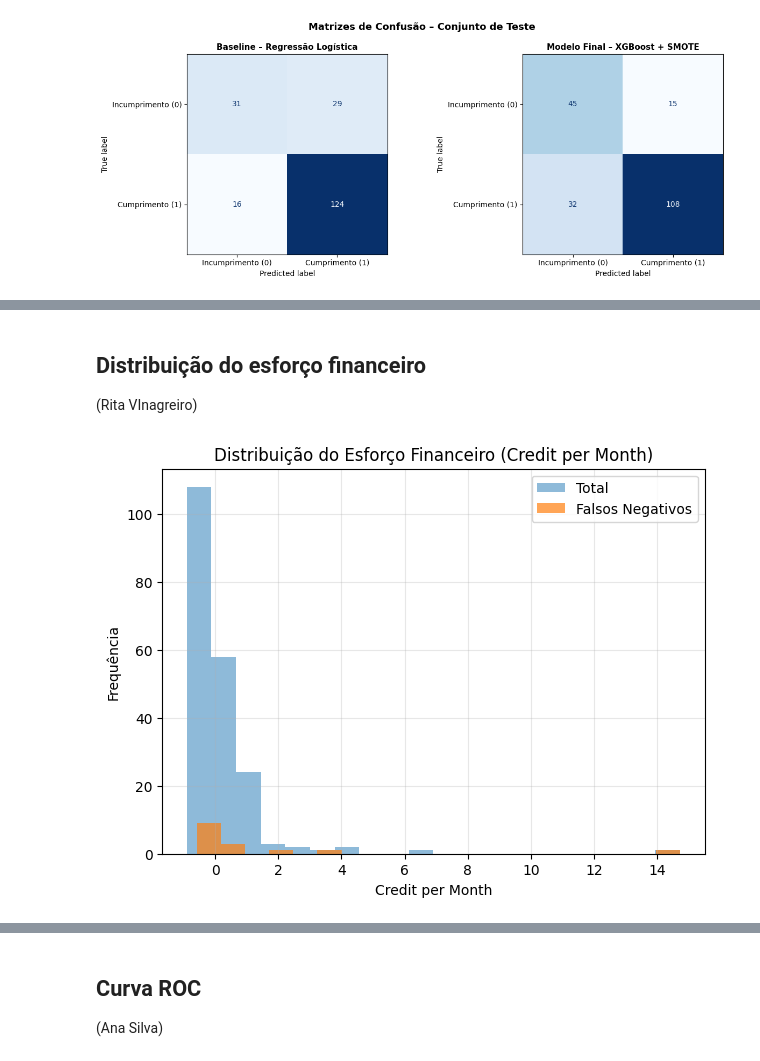
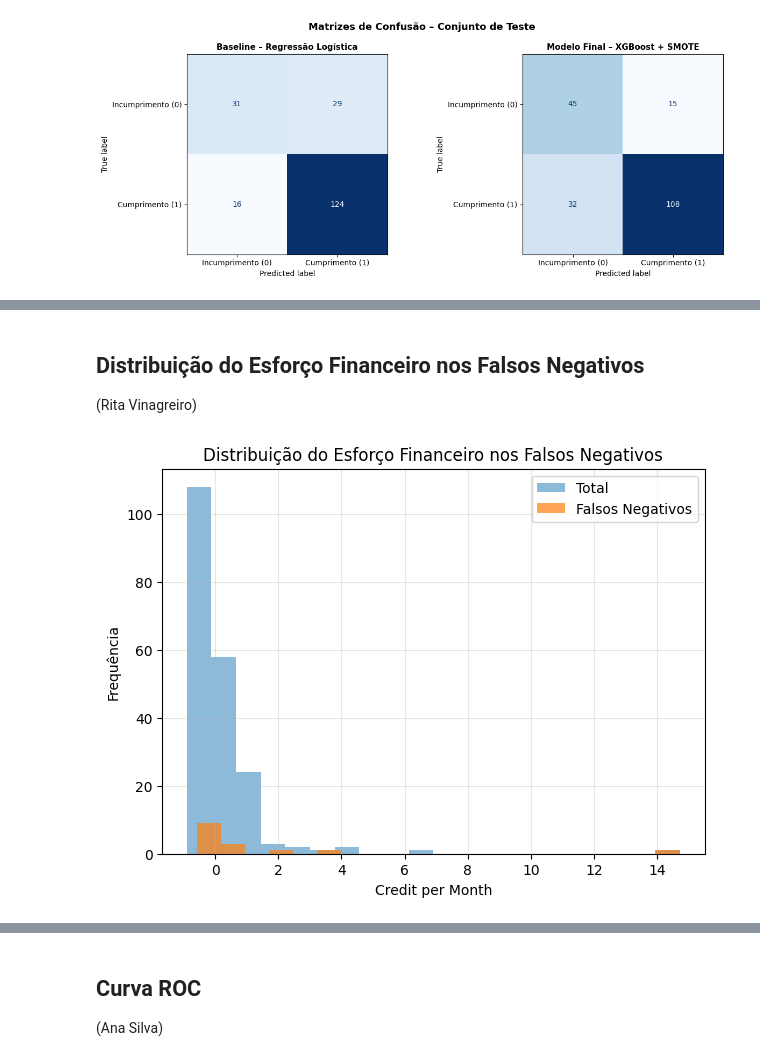
Before and after one commit to ritavinagreiro/projeto-cd-grupo5, a Jupyter notebook: notebooks/2.0_modelacao_treino.ipynb, the cells around one changed output, grey strips where cells are left out. Drawn from its saved outputs; the diff is of its cells as text; code cells hidden in the pictures.

Commit message:
Kaggle Notebook | projeto-cd-grupo5 | 2.0_modelacao_treino.ipynb

```diff
--- a/notebooks/2.0_modelacao_treino.ipynb
+++ b/notebooks/2.0_modelacao_treino.ipynb
@@ -53,5 +54,5 @@ for dirname, _, filenames in os.walk('/kaggle/input'):
 # %%
-df = pd.read_csv("/kaggle/input/datasets/iarasofiagomes/german-processed/german_processed.csv")
+df = pd.read_csv("/kaggle/input/datasets/ritavinagreiro2/germanprocessed/german_processed.csv")
 # %%
 df.head(15)
 # %% [output]
@@ -1479,20 +1502,19 @@ Apesar desta limitação, o modelo demonstra uma melhoria significativa face ao
 # %% [markdown]
-## Distribuição do esforço financeiro
-
-(Rita VInagreiro)
+## Distribuição do Esforço Financeiro nos Falsos Negativos
+(Rita Vinagreiro)
 # %%
 plt.figure(figsize=(7,5))
 
 # Histograma
 plt.hist(X_test['Credit_per_Month'], bins=20, alpha=0.5, label='Total')
 plt.hist(fn_df['Credit_per_Month'], bins=20, alpha=0.7, label='Falsos Negativos')
 
-plt.title('Distribuição do Esforço Financeiro (Credit per Month)')
+plt.title('Distribuição do Esforço Financeiro nos Falsos Negativos')
 plt.xlabel('Credit per Month')
 plt.ylabel('Frequência')
 plt.legend()
 plt.grid(alpha=0.3)
 
 plt.show()
 # %% [output]
-[figure, old version]
+[figure, new version]
```
Also changed, not shown: parts of 54 cells of this notebook.
